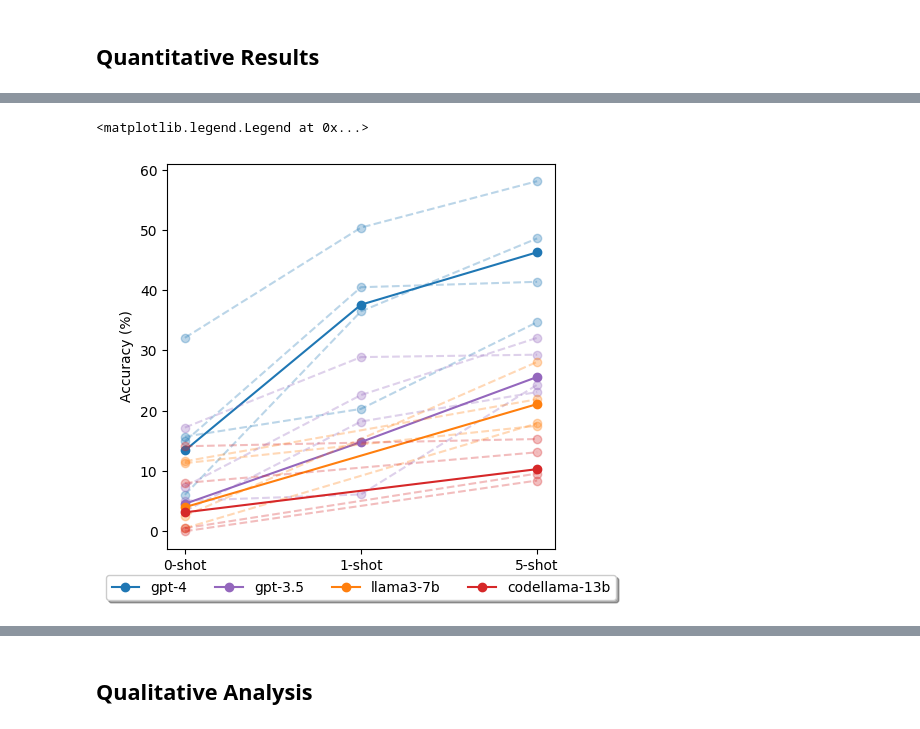
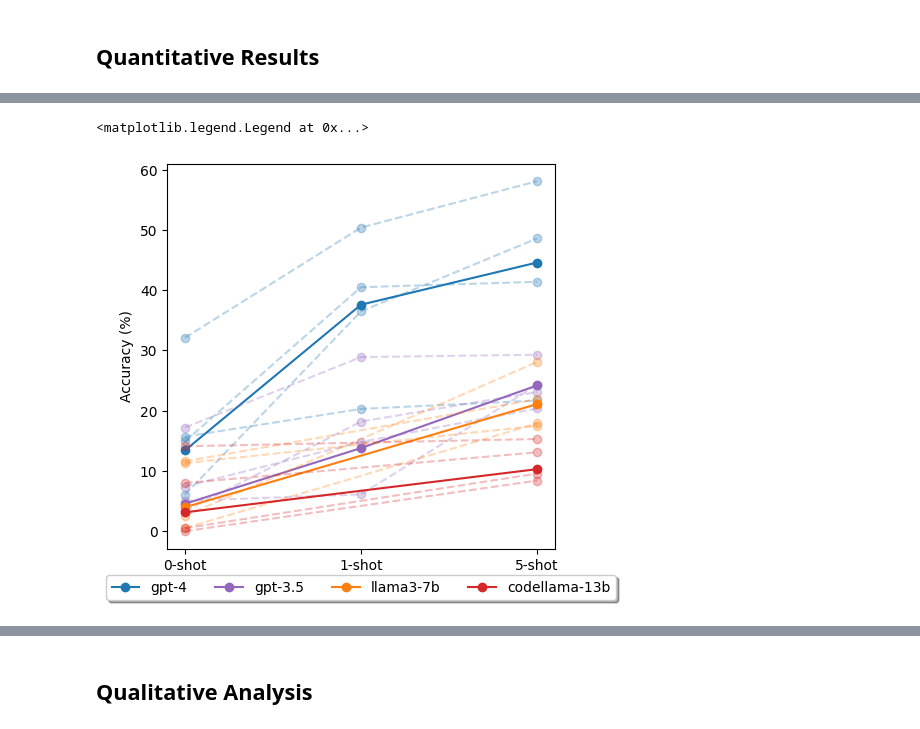
Before and after one commit to sarahmart/HARDMath, a Jupyter notebook: evaluation/paper_plotting.ipynb, the cells around one changed output, grey strips where cells are left out. Cells and saved outputs as stored; diff of their text form; code cells hidden in the pictures.

```diff
--- a/evaluation/paper_plotting.ipynb
+++ b/evaluation/paper_plotting.ipynb
@@ -23,24 +23,24 @@ evalsum_df
 # %%
 # by model
 fig, ax  = plt.subplots(figsize=(5,5))
 ax.plot(np.arange(3),evalsum_df.iloc[0,2:5],color = 'tab:blue',marker='o',label ='gpt-4')
 for i in range(1,5):
     ax.plot(np.arange(3),evalsum_df.iloc[i,2:5],'--',color = 'tab:blue',marker='o',alpha=0.3)
-ax.plot(np.arange(3),evalsum_df.iloc[0,5:8],color = 'tab:purple',marker='o',label ='gpt-3.5')
+ax.plot(np.arange(3),evalsum_df.iloc[0,6:9],color = 'tab:purple',marker='o',label ='gpt-3.5')
 for i in range(1,5):
-    ax.plot(np.arange(3),evalsum_df.iloc[i,5:8],'--',color = 'tab:purple',marker='o',alpha=0.3)
-ax.plot([0,2],evalsum_df.iloc[0,8:10],color = 'tab:orange',marker='o',label ='llama3-7b')
+    ax.plot(np.arange(3),evalsum_df.iloc[i,6:9],'--',color = 'tab:purple',marker='o',alpha=0.3)
+ax.plot([0,2],evalsum_df.iloc[0,10:12],color = 'tab:orange',marker='o',label ='llama3-7b')
 for i in range(1,5):
-    ax.plot([0,2],evalsum_df.iloc[i,8:10],'--',color = 'tab:orange',marker='o',alpha=0.3)
-ax.plot([0,2],evalsum_df.iloc[0,10:12],color = 'tab:red',marker='o',label ='codellama-13b')
+    ax.plot([0,2],evalsum_df.iloc[i,10:12],'--',color = 'tab:orange',marker='o',alpha=0.3)
+ax.plot([0,2],evalsum_df.iloc[0,13:15],color = 'tab:red',marker='o',label ='codellama-13b')
 for i in range(1,5):
-    ax.plot([0,2],evalsum_df.iloc[i,10:12],'--',color = 'tab:red',marker='o',alpha=0.3)
+    ax.plot([0,2],evalsum_df.iloc[i,13:15],'--',color = 'tab:red',marker='o',alpha=0.3)
 ax.set_xticks(np.arange(3))
 ax.set_xticklabels(['0-shot','1-shot','5-shot'])
 ax.set_ylabel('Accuracy (%)')
 #ax.legend()
 ax.legend(loc='upper center', bbox_to_anchor=(0.5, -0.05),
           fancybox=True, shadow=True, ncol=5)
 # %% [output]
 <matplotlib.legend.Legend at 0x...>
-[figure, old version]
+[figure, new version]
```
Also changed, not shown: parts of 8 cells of this notebook, 15 other files.
